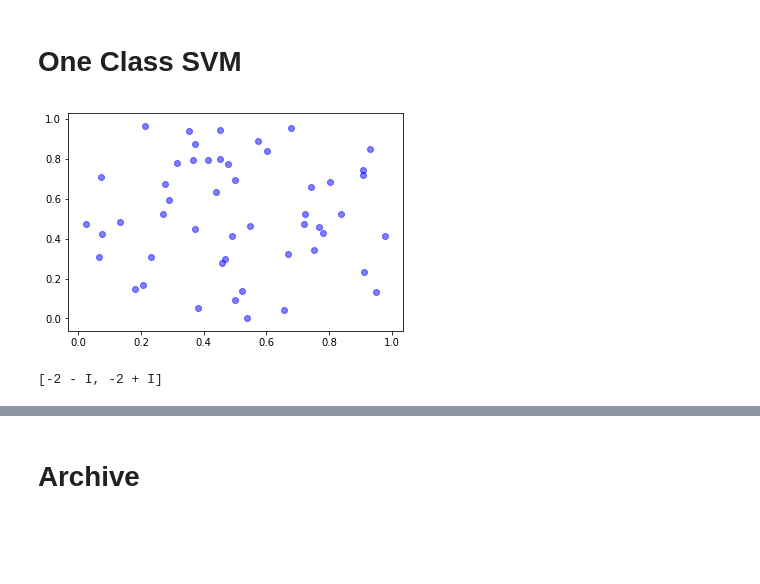
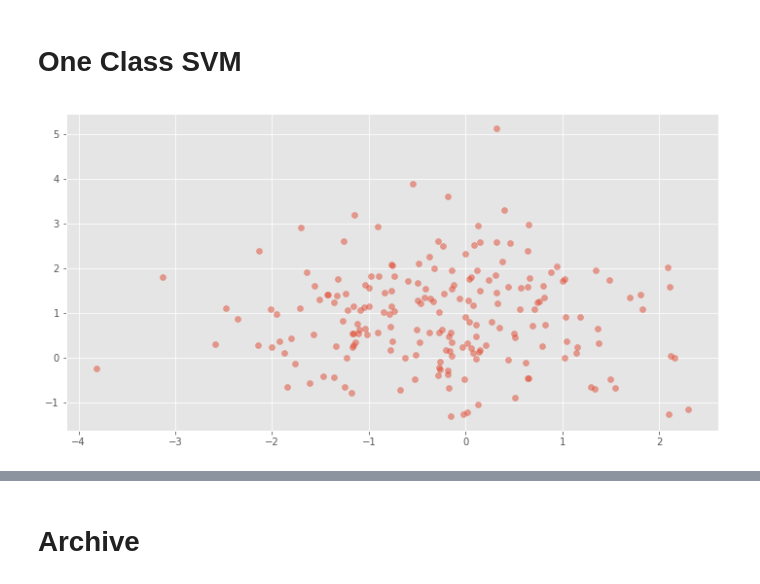
Before and after one commit to ajoseph12/Machine_Learning_lab, a Jupyter notebook: ML_LAB_1.ipynb, the cells around one changed output, grey strips where cells are left out. Cells and saved outputs as stored; diff of their text form; code cells hidden in the pictures; blank space fills up the shorter version.

```diff
--- a/ML_LAB_1.ipynb
+++ b/ML_LAB_1.ipynb
@@ -465,28 +1110,16 @@ def kernels(x_i, x_j, mode = MODE):
 
     elif mode == "sigmoid":
         return np.tanh(GAMMA*np.dot(x_i,x_j) + R)
-# %%
-## Generate Dataset
-
-import numpy as np
-import matplotlib.pyplot as plt
-
-# Fixing random state for reproducibility
-np.random.seed(7)
-N = 50
-X_1 = np.random.rand(N)
-X_2 = np.random.rand(N)
-
-#colors = np.random.rand(N)
-#area = (30 * np.random.rand(N))**2  # 0 to 15 point radii
-
-plt.scatter(X_1, X_2, c='blue', alpha=0.5)
-plt.show()
-
-# Data prep
-X_1 = np.array(X_1, ndmin=2).T
-X_2 = np.array(X_2, ndmin=2).T
-X = np.concatenate((X_1,X_2), axis = 1)
-# %% [output]
-[figure, removed]
+# %%
+## Blobs Dataset
+
+import numpy as np
+import matplotlib.pyplot as plt
+from sklearn.datasets import make_blobs
+n_samples=200
+X,Y = make_blobs(n_samples =n_samples , centers=1, center_box=(-1.0, 1.0), cluster_std=1.1, random_state=42)
+plt.scatter(X[:,0], X[:,1], alpha=0.5)
+plt.show()
+# %% [output]
+[figure, added]
 # %%
@@ -499,7 +1131,0 @@ for i in range(X.shape[0]):
-# %%
-from sympy.solvers import solve
-from sympy import Symbol
-x = Symbol('x')
-solve((x**2 + 4*x + 5), x)
-# %% [output]
-[-2 - I, -2 + I]
```
Also changed, not shown: parts of 55 cells of this notebook, 1 other file.
